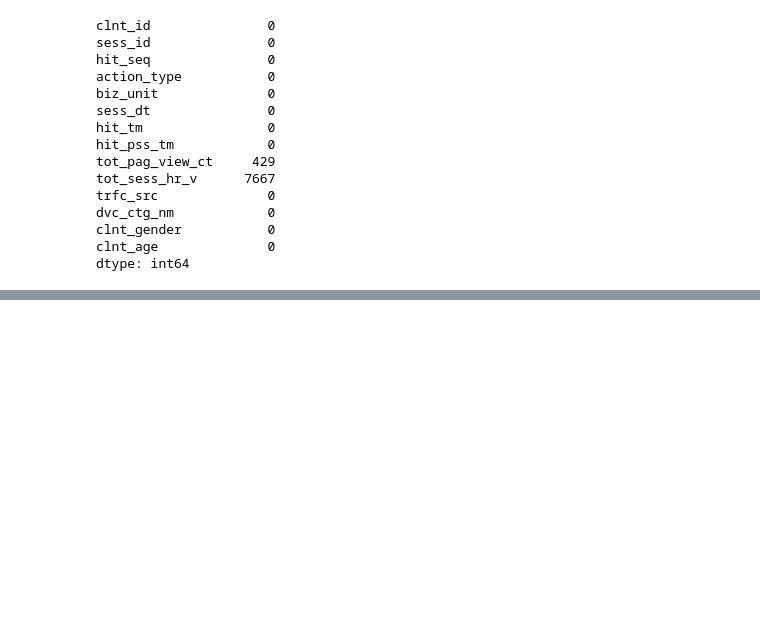
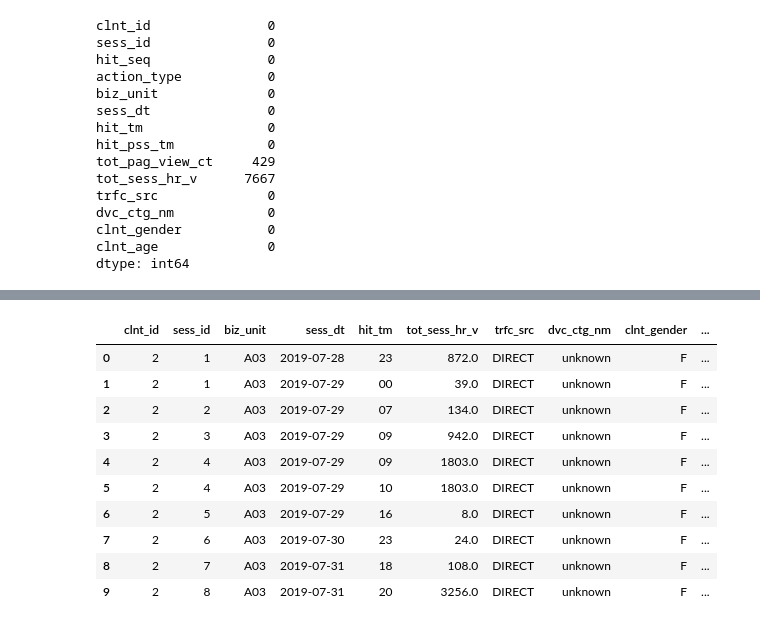
Before and after one commit to GyuYoungCho/Lpoint-Competition, a Jupyter notebook: project/point_cut/Modeling.ipynb, the cells around one changed output, grey strips where cells are left out. Drawn from its saved outputs; the diff is of its cells as text; code cells hidden in the pictures; blank space fills up the shorter version.

```diff
--- a/project/point_cut/Modeling.ipynb
+++ b/project/point_cut/Modeling.ipynb
@@ -64,0 +45,9 @@ ValueError: cannot reindex from a duplicate axis
+# %%
+merge1 = merge1[merge1["tot_sess_hr_v"].notnull()]
+merge1 = merge1[merge1["tot_pag_view_ct"].notnull()]
+merge1["hit_pss_tm"][merge1["hit_pss_tm"]==0] = 0.5
+merge1[['sess_id','hit_seq','action_type']] = merge1[['sess_id','hit_seq','action_type']].astype(np.int16)
+merge1[['hit_pss_tm','clnt_id']] = merge1[['hit_pss_tm','clnt_id']].astype(np.int32)
+merge1['hit_tm'] = (pd.to_datetime(merge1['hit_tm'])).dt.strftime("%H")
+merge1['sess_dt'] = pd.to_datetime(merge1['sess_dt'], format='%Y%m%d')
+merge1.head()
@@ -64,0 +65,7 @@ ValueError: cannot reindex from a duplicate axis
+# %%
+merge1 = merge1[merge1["action_type"]!=6]
+en_act = pd.get_dummies(merge1["action_type"])
+en_act.columns = ["action0","action1","action2","action3","action4","action5",]
+merge1.drop("action_type",axis=1)
+merge2 = pd.concat([merge1,en_act],axis=1)
+merge2.head()
@@ -64,0 +79,15 @@ ValueError: cannot reindex from a duplicate axis
+# %%
+data = merge2.groupby(["clnt_id","sess_id","biz_unit","sess_dt","hit_tm","tot_sess_hr_v","trfc_src","dvc_ctg_nm","clnt_gender","clnt_age"]).sum()[["action0","action1","action2","action3","action4","action5"]].reset_index()
+data.head(10)
+# %% [output]
+|  | clnt_id | sess_id | biz_unit | sess_dt | hit_tm | tot_sess_hr_v | trfc_src | dvc_ctg_nm | clnt_gender | ... |
+| 0 | 2 | 1 | A03 | 2019-07-28 | 23 | 872.0 | DIRECT | unknown | F | ... |
+| 1 | 2 | 1 | A03 | 2019-07-29 | 00 | 39.0 | DIRECT | unknown | F | ... |
+| 2 | 2 | 2 | A03 | 2019-07-29 | 07 | 134.0 | DIRECT | unknown | F | ... |
+| 3 | 2 | 3 | A03 | 2019-07-29 | 09 | 942.0 | DIRECT | unknown | F | ... |
+| 4 | 2 | 4 | A03 | 2019-07-29 | 09 | 1803.0 | DIRECT | unknown | F | ... |
+| 5 | 2 | 4 | A03 | 2019-07-29 | 10 | 1803.0 | DIRECT | unknown | F | ... |
+| 6 | 2 | 5 | A03 | 2019-07-29 | 16 | 8.0 | DIRECT | unknown | F | ... |
+| 7 | 2 | 6 | A03 | 2019-07-30 | 23 | 24.0 | DIRECT | unknown | F | ... |
+| 8 | 2 | 7 | A03 | 2019-07-31 | 18 | 108.0 | DIRECT | unknown | F | ... |
+| 9 | 2 | 8 | A03 | 2019-07-31 | 20 | 3256.0 | DIRECT | unknown | F | ... |
```
Also changed, not shown: parts of 11 cells of this notebook, 1 other file.
